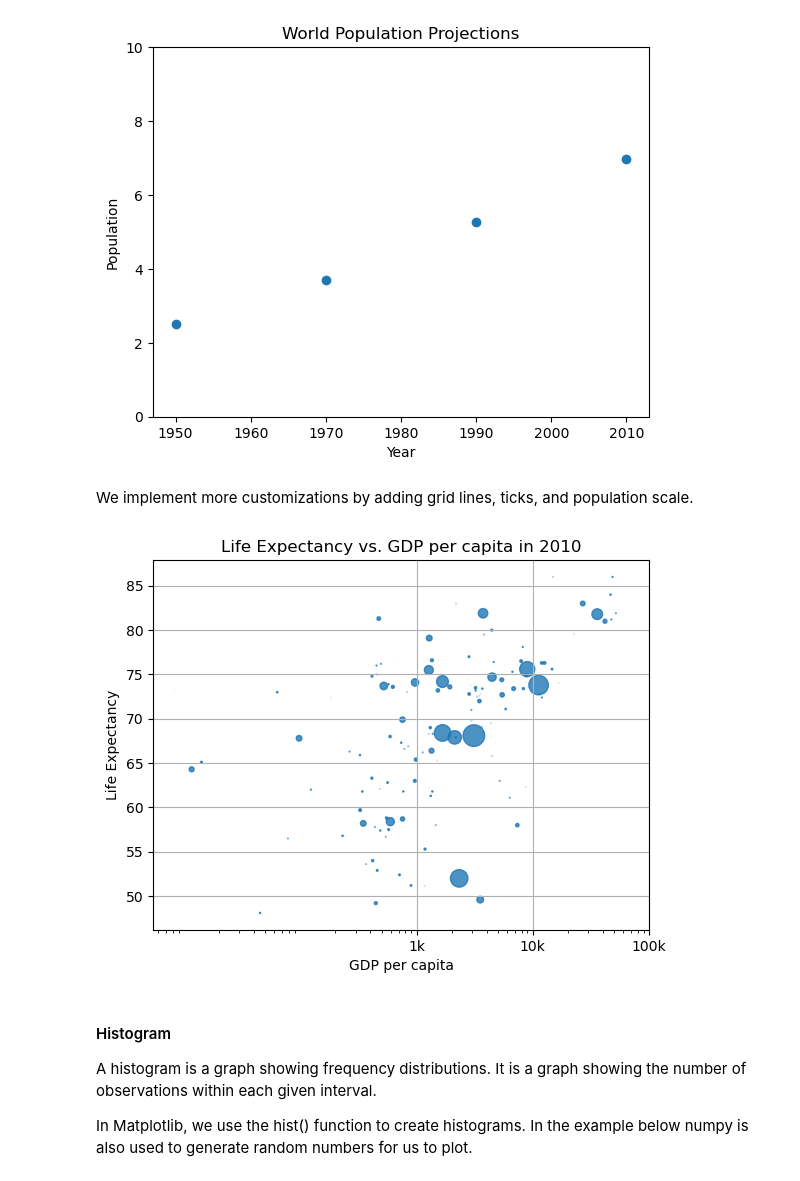
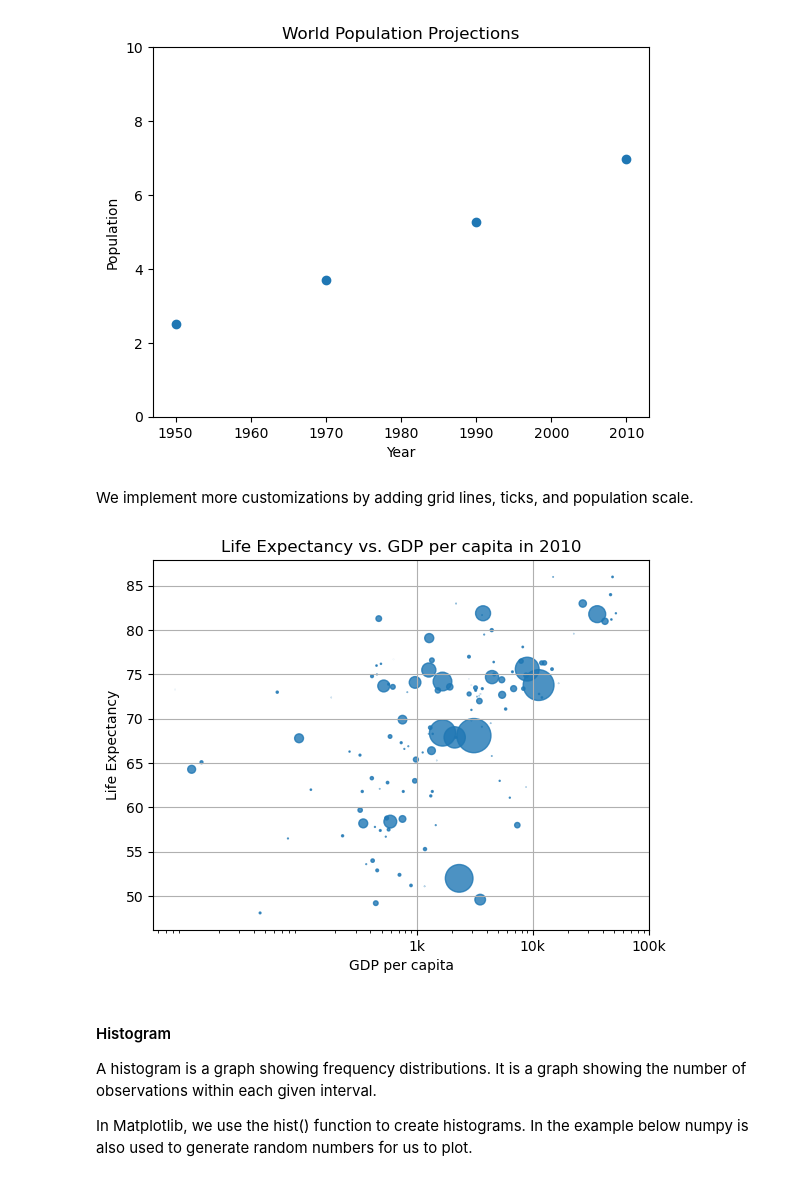
Before and after one commit to schirko/Python-with-Mapplotlib, a Jupyter notebook: Python Matplotlib Exercises.ipynb, the cells around one changed output. Cells and saved outputs as stored; diff of their text form; code cells hidden in the pictures.

```diff
--- a/Python Matplotlib Exercises.ipynb
+++ b/Python Matplotlib Exercises.ipynb
@@ -35,35 +35,35 @@ plt.yticks([0, 2, 4, 6, 8, 10])
 plt.show()
 # %% [output]
 [figure]
-# %% [markdown]
-We implement more customizations by adding grid lines, ticks, and population scale.
+# %% [markdown]
+We implement more customizations by adding grid lines, ticks, and population scale.
 # %%
 import pandas as pd
 import matplotlib.pyplot as plt
 import numpy as np
 
 # Load data into pandas dataframe
 df_le = pd.read_csv('Life_Expectancy_WHO_Data.csv')
 df_2010 = df_le[df_le['Year'] == 2010].dropna()
 np_pop = np.array(df_2010.Population.dropna())
 
-plt.scatter(df_2010.GDP, df_2010.Life_Expectancy, alpha = .8, s = np_pop / 1000000)
+plt.scatter(df_2010.GDP, df_2010.Life_Expectancy, alpha = .8, s = np_pop / 400000)
 plt.xscale('log')
 plt.title('Life Expectancy vs. GDP per capita in 2010')
 plt.xlabel('GDP per capita')
 plt.ylabel('Life Expectancy')
 plt.xticks([1000, 10000, 100000], ['1k','10k', '100k'])
 
 # Additional customizations
 #plt.text(1345.77153, 66.4, 'India')
 #plt.text(456.512487, 75, 'China')
 
 # Add grid() call
 plt.grid(True)
 
 plt.show()
 # %% [output]
-[figure, old version]
+[figure, new version]
 # %% [markdown]
 #### Histogram
 
```
